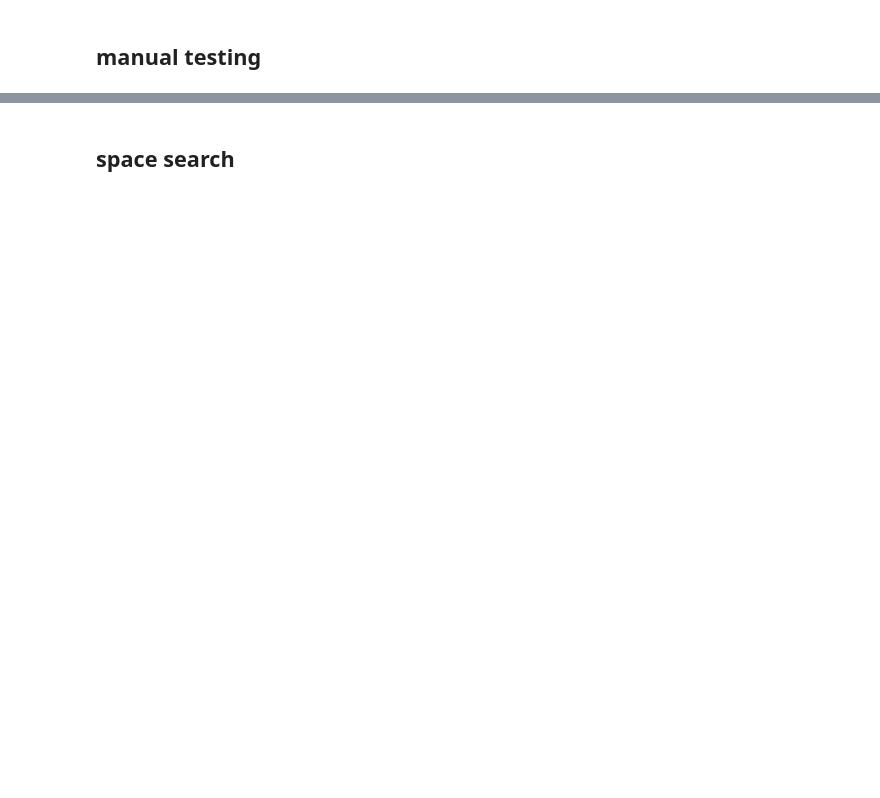
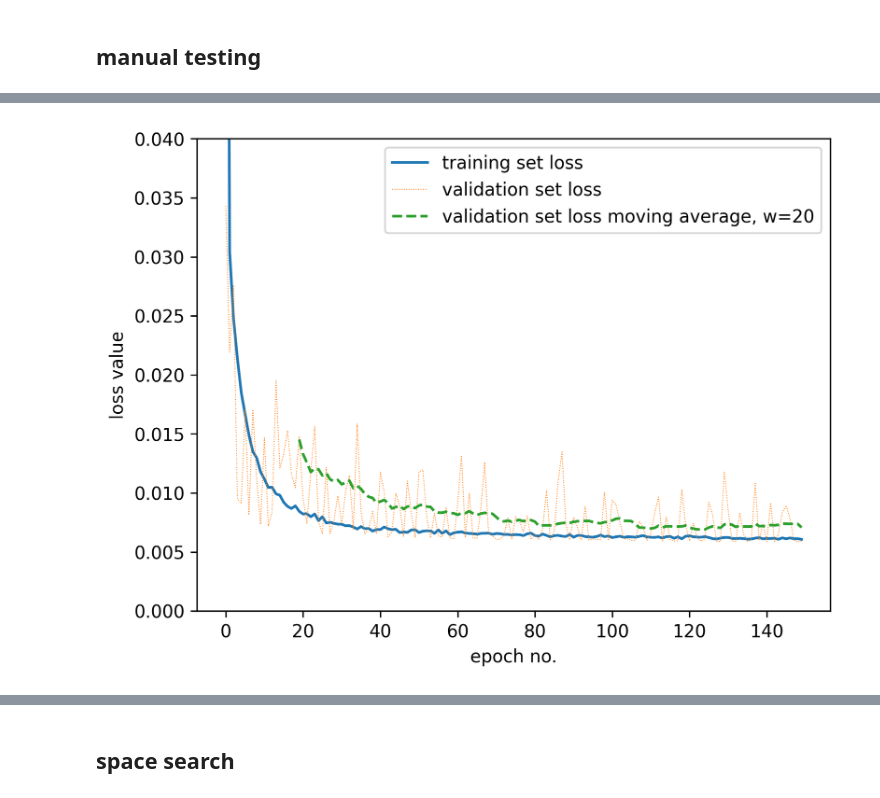
Before and after one commit to P4ndaM1x/engineering-dissertation, a Jupyter notebook: phi_estimation.ipynb, the cells around one changed output, grey strips where cells are left out. Drawn from its saved outputs; the diff is of its cells as text; code cells hidden in the pictures; blank space fills up the shorter version.

```diff
--- a/phi_estimation.ipynb
+++ b/phi_estimation.ipynb
@@ -92,0 +72,5 @@ plot_metric_history_zoomed(history, moving_average_window=(20,))
+# %%
+# from common.plot import plot_metric_history
+plot_metric_history(history, moving_average_window=(20,), dpi=300, legend_loc = 'upper right', ylim=(0,0.04))
+# %% [output]
+[figure, added]
```
Also changed, not shown: parts of 15 cells of this notebook, 4 other files.
